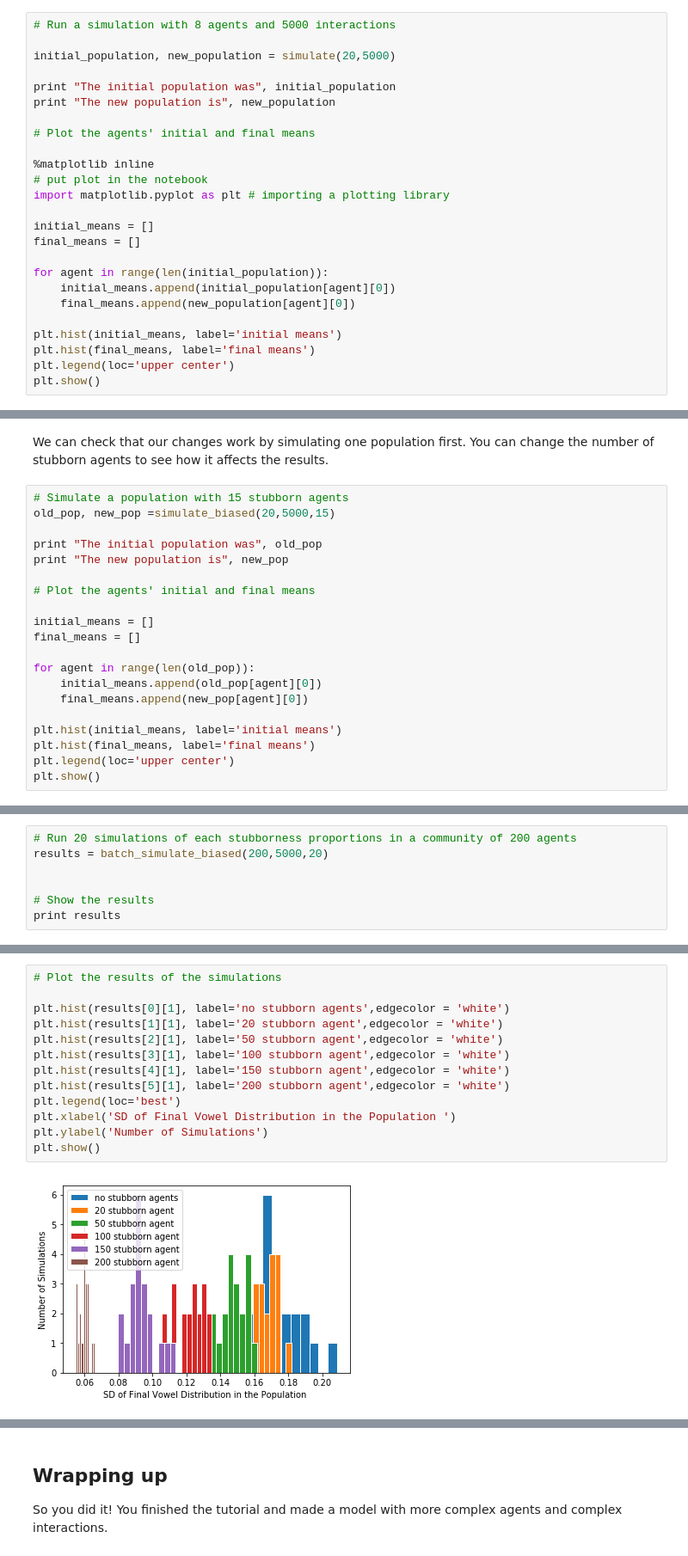
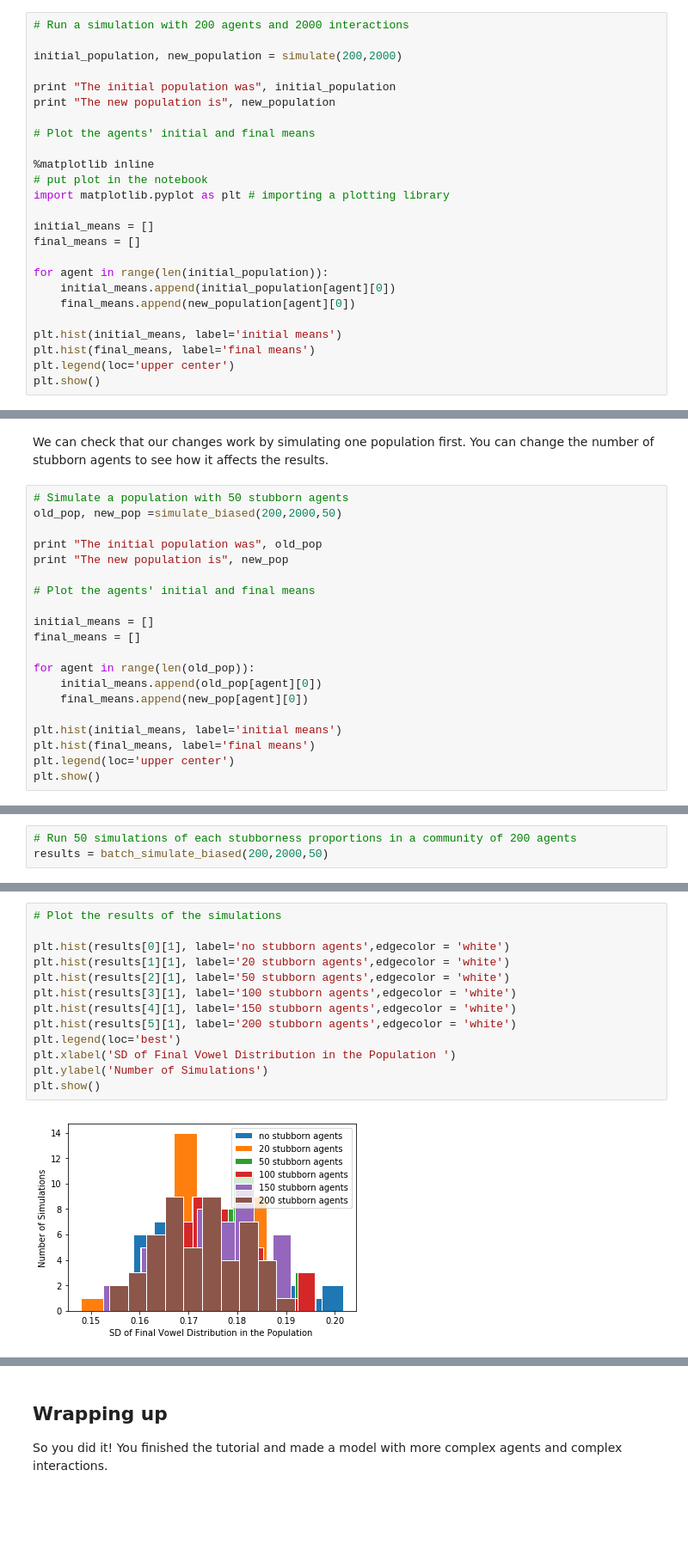
Before and after one commit to Limor-Raviv/Tutorial_Agent_Based_Models, a Jupyter notebook: Part 3 - A slightly More Complex Agent Based Model.ipynb, the cells around one changed output, grey strips where cells are left out. Shown at 86% size. Saved outputs shown, nothing was run; the diff lists cells and outputs as text; blank space fills up the shorter version.

Commit message:
adding population size updates to part 3

```diff
--- a/Part 3 - A slightly More Complex Agent Based Model.ipynb
+++ b/Part 3 - A slightly More Complex Agent Based Model.ipynb
@@ -184,9 +184,9 @@ def simulate(n, k):
 # %% [markdown]
 Let's test that our simulation is working by looking at the results. Feel free to change the number of agents and the number of interactions as you please.
 # %%
-# Run a simulation with 8 agents and 5000 interactions
+# Run a simulation with 200 agents and 2000 interactions
 
-initial_population, new_population = simulate(20,5000)
+initial_population, new_population = simulate(200,2000)
 
 print "The initial population was", initial_population
 print "The new population is", new_population
@@ -300,8 +302,8 @@ def simulate_biased(n, k, st):  #st=no. of stubborn
 # %% [markdown]
 We can check that our changes work by simulating one population first. You can change the number of stubborn agents to see how it affects the results.
 # %%
-# Simulate a population with 15 stubborn agents
-old_pop, new_pop =simulate_biased(20,5000,15)
+# Simulate a population with 50 stubborn agents
+old_pop, new_pop =simulate_biased(200,2000,50)
 
 print "The initial population was", old_pop
 print "The new population is", new_pop
@@ -362,10 +365,6 @@ Now, let's run a few simulations with different proportion of stubborn agents, a
 # %%
-# Run 20 simulations of each stubborness proportions in a community of 200 agents
-results = batch_simulate_biased(200,5000,20)
-
-
-# Show the results
-print results
+# Run 50 simulations of each stubborness proportions in a community of 200 agents
+results = batch_simulate_biased(200,2000,50)
 # %% [output]
 0
 20
@@ -377,15 +375,15 @@ print results
 # %%
 # Plot the results of the simulations
 
 plt.hist(results[0][1], label='no stubborn agents',edgecolor = 'white')
-plt.hist(results[1][1], label='20 stubborn agent',edgecolor = 'white')
-plt.hist(results[2][1], label='50 stubborn agent',edgecolor = 'white')
-plt.hist(results[3][1], label='100 stubborn agent',edgecolor = 'white')
-plt.hist(results[4][1], label='150 stubborn agent',edgecolor = 'white')
-plt.hist(results[5][1], label='200 stubborn agent',edgecolor = 'white')
+plt.hist(results[1][1], label='20 stubborn agents',edgecolor = 'white')
+plt.hist(results[2][1], label='50 stubborn agents',edgecolor = 'white')
+plt.hist(results[3][1], label='100 stubborn agents',edgecolor = 'white')
+plt.hist(results[4][1], label='150 stubborn agents',edgecolor = 'white')
+plt.hist(results[5][1], label='200 stubborn agents',edgecolor = 'white')
 plt.legend(loc='best')
 plt.xlabel('SD of Final Vowel Distribution in the Population ')
 plt.ylabel('Number of Simulations')
 plt.show()
 # %% [output]
-[figure, old version]
+[figure, new version]
```
Also changed, not shown: parts of 26 cells of this notebook.
